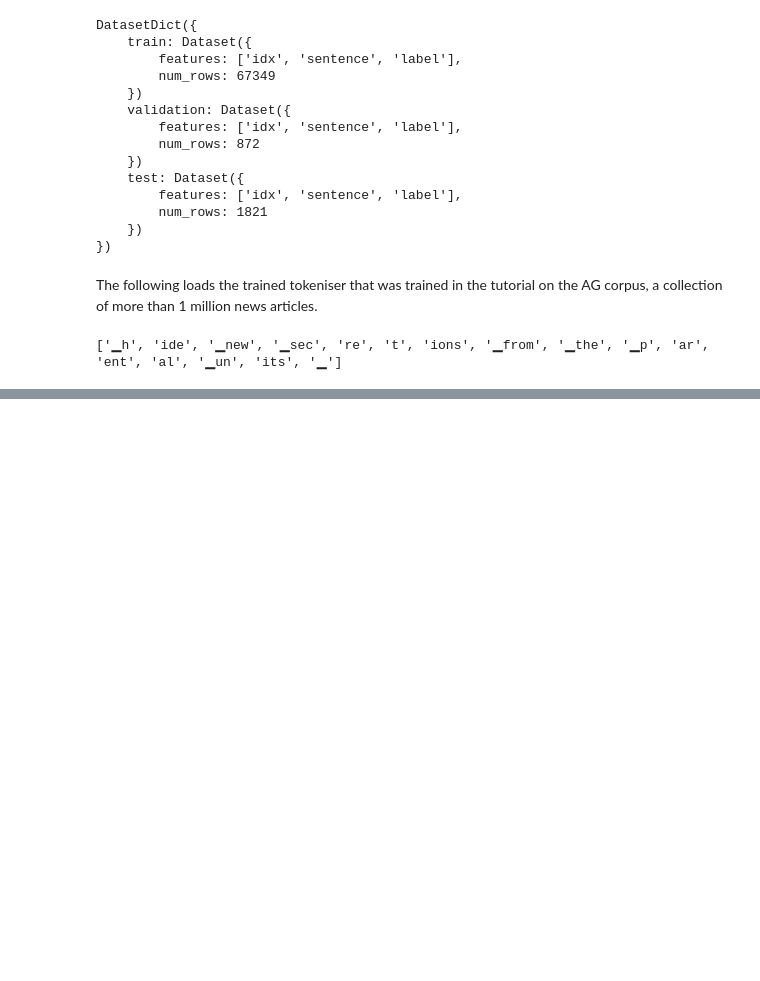
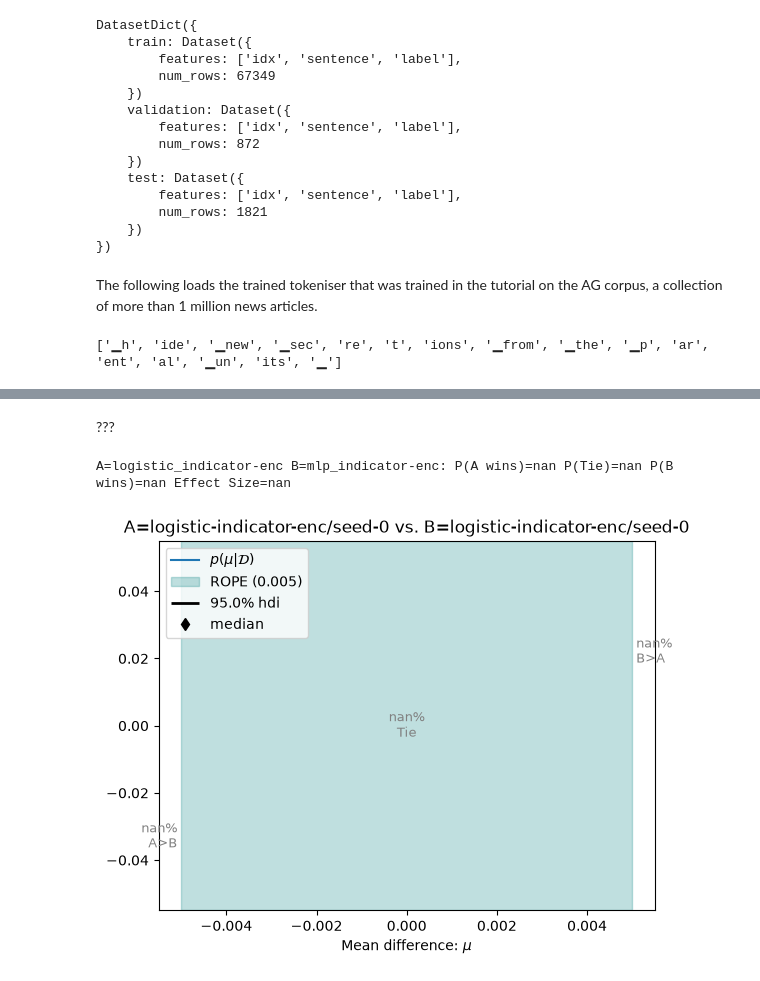
Before and after one commit to Thymon4/NLP, a Jupyter notebook: Project1/main.ipynb, the cells around one changed output, grey strips where cells are left out. Saved outputs shown, nothing was run; the diff lists cells and outputs as text; code cells hidden in the pictures; blank space fills up the shorter version.

```diff
--- a/Project1/main.ipynb
+++ b/Project1/main.ipynb
@@ -3,9 +10,9 @@ For project 1, the SST-2 (Stanford Sentiment Treebank) dataset was chosen. This
 # %%
 from datasets import load_dataset
 
-ds = load_dataset("stanfordnlp/sst2")
+dataset = load_dataset("stanfordnlp/sst2")
 
-print(ds)
+print(dataset)
 # %% [output]
 Warning: You are sending unauthenticated requests to the HF Hub. Please set a HF_TOKEN to enable higher rate limits and faster downloads.
 DatasetDict({
@@ -38,0 +185,18 @@ print(output.tokens)
+# %% [markdown]
+???
+# %%
+# First, a little helper, to gather all accuracies across runs and folds
+def get_all_measurements_for(data, sys_name):
+    return np.array([list(run_data['accuracies'].values()) for run_data in data[sys_name]])
+
+posterior = analysis.BenavoliCorrelatedT(
+    get_all_measurements_for(my_classifiers, 'logistic_indicator-enc').flatten(),  # this will have shape [num_runs * num_folds]
+    get_all_measurements_for(my_classifiers, 'logistic_indicator-enc').flatten(),  # this will have shape [num_runs * num_folds]
+    names=["logistic-indicator-enc/seed-0", "logistic-indicator-enc/seed-0"]
+)
+p_a, p_tie, p_b = posterior.probs(0.005)
+print(f"A=logistic_indicator-enc B=mlp_indicator-enc: P(A wins)={p_a:.4f} P(Tie)={p_tie:.4f} P(B wins)={p_b:.4f} Effect Size={posterior.effect_size:.2f}")
+_ = posterior.plot(0.005)  # if you need to zoom in or out reduce/increase the argument rope_factor (it doesn't affect the ROPE, only the visualisation of it)
+# %% [output]
+A=logistic_indicator-enc B=mlp_indicator-enc: P(A wins)=nan P(Tie)=nan P(B wins)=nan Effect Size=nan
+[figure, added]
```
Also changed, not shown: parts of 12 cells of this notebook.
